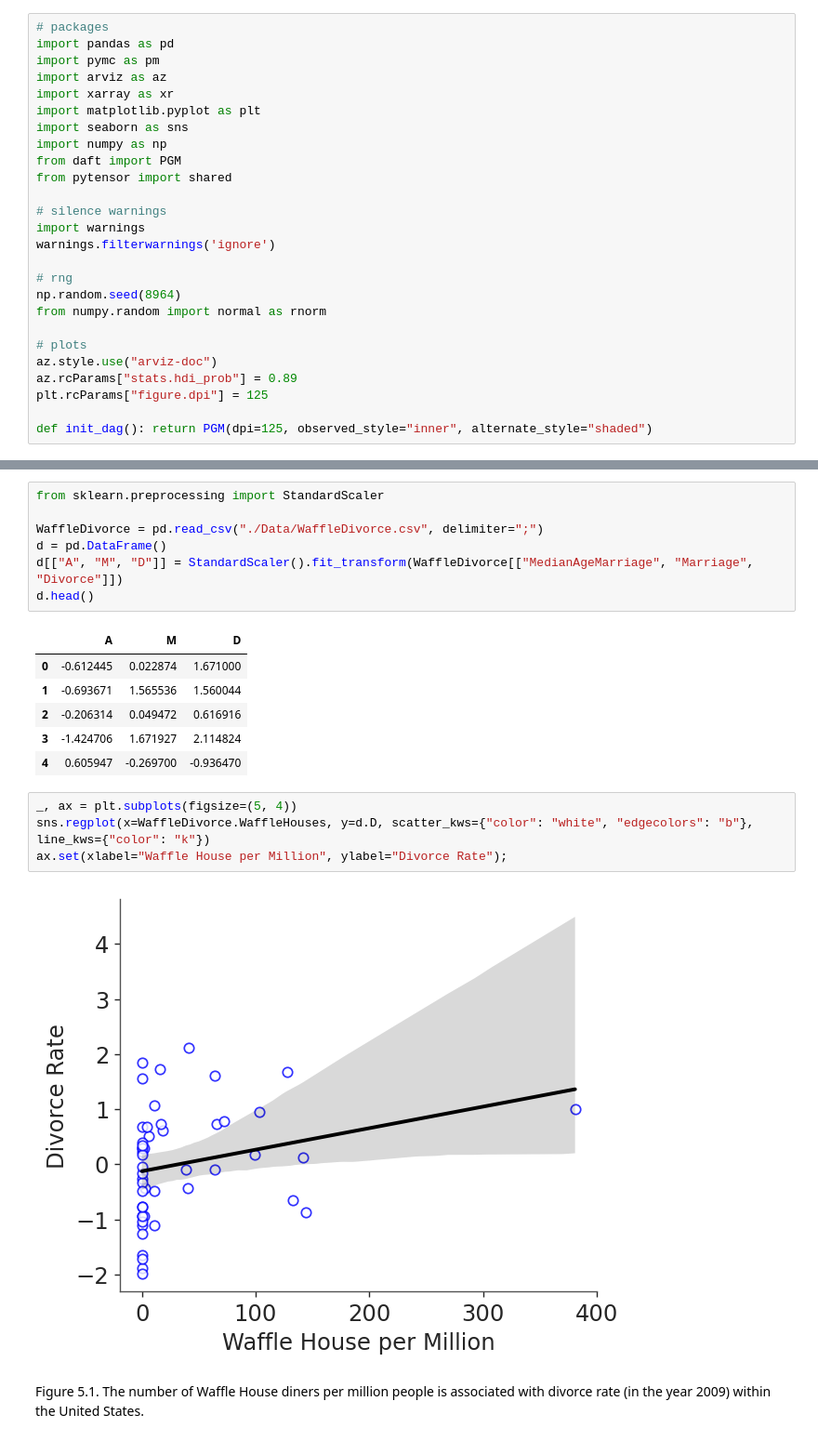
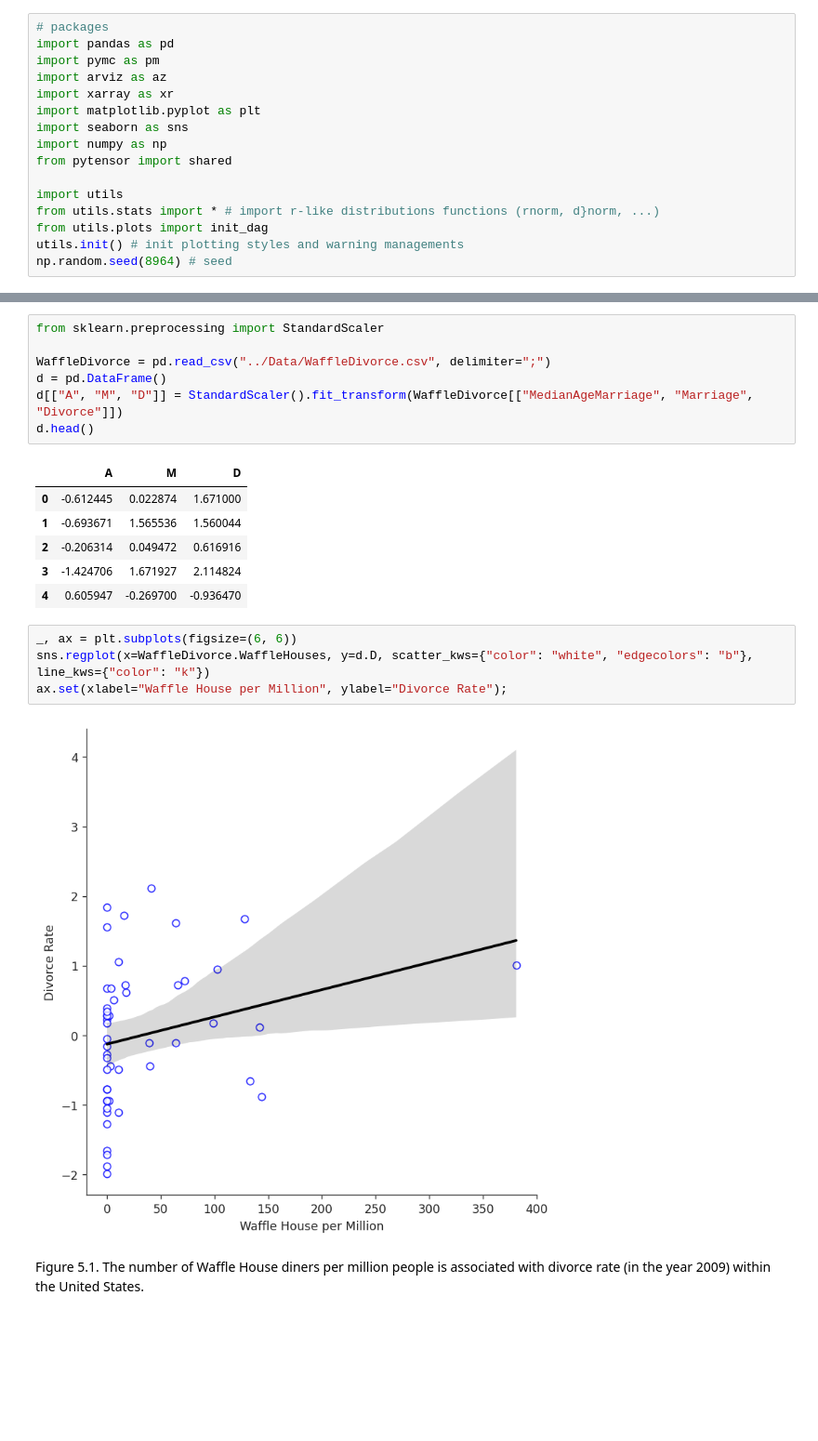
Before and after one commit to jaredxfeng/rethinking, a Jupyter notebook: notebooks/ch5_multReg.ipynb, the cells around one changed output, grey strips where cells are left out. Shown at 93% size. Cells and saved outputs as stored; diff of their text form; blank space fills up the shorter version.

Commit message:
refactored: notebooks, utils, setup

```diff
--- a/notebooks/ch5_multReg.ipynb
+++ b/notebooks/ch5_multReg.ipynb
@@ -26,23 +7,13 @@ import xarray as xr
 import matplotlib.pyplot as plt
 import seaborn as sns
 import numpy as np
-from daft import PGM
 from pytensor import shared
 
-# silence warnings
-import warnings
-warnings.filterwarnings('ignore')
-
-# rng
-np.random.seed(8964)
-from numpy.random import normal as rnorm
-
-# plots
-az.style.use("arviz-doc")
-az.rcParams["stats.hdi_prob"] = 0.89
-plt.rcParams["figure.dpi"] = 125
-
-def init_dag(): return PGM(dpi=125, observed_style="inner", alternate_style="shaded")
+import utils
+from utils.stats import * # import r-like distributions functions (rnorm, d}norm, ...)
+from utils.plots import init_dag
+utils.init() # init plotting styles and warning managements
+np.random.seed(8964) # seed
 # %% [markdown]
 # Chapter 5 The Many Variables & The Spurious Waffles
 
@@ -70,7 +43,7 @@ Each data point represents a state. We care about the median age at marriage, ma
 # %%
 from sklearn.preprocessing import StandardScaler
 
-WaffleDivorce = pd.read_csv("./Data/WaffleDivorce.csv", delimiter=";")
+WaffleDivorce = pd.read_csv("../Data/WaffleDivorce.csv", delimiter=";")
 d = pd.DataFrame()
 d[["A", "M", "D"]] = StandardScaler().fit_transform(WaffleDivorce[["MedianAgeMarriage", "Marriage", "Divorce"]])
 d.head()
@@ -82,11 +55,11 @@ d.head()
 | 3 | -1.424706 | 1.671927 | 2.114824 |
 | 4 | 0.605947 | -0.269700 | -0.936470 |
 # %%
-_, ax = plt.subplots(figsize=(5, 4))
+_, ax = plt.subplots(figsize=(6, 6))
 sns.regplot(x=WaffleDivorce.WaffleHouses, y=d.D, scatter_kws={"color": "white", "edgecolors": "b"}, line_kws={"color": "k"})
 ax.set(xlabel="Waffle House per Million", ylabel="Divorce Rate");
 # %% [output]
-[figure, old version]
+[figure, new version]
 # %% [markdown]
 Figure 5.1. The number of Waffle House diners per million people is associated with divorce rate (in the year 2009) within the United States.
 # %% [markdown]
```
Also changed, not shown: parts of 43 cells of this notebook, 9 other files.
